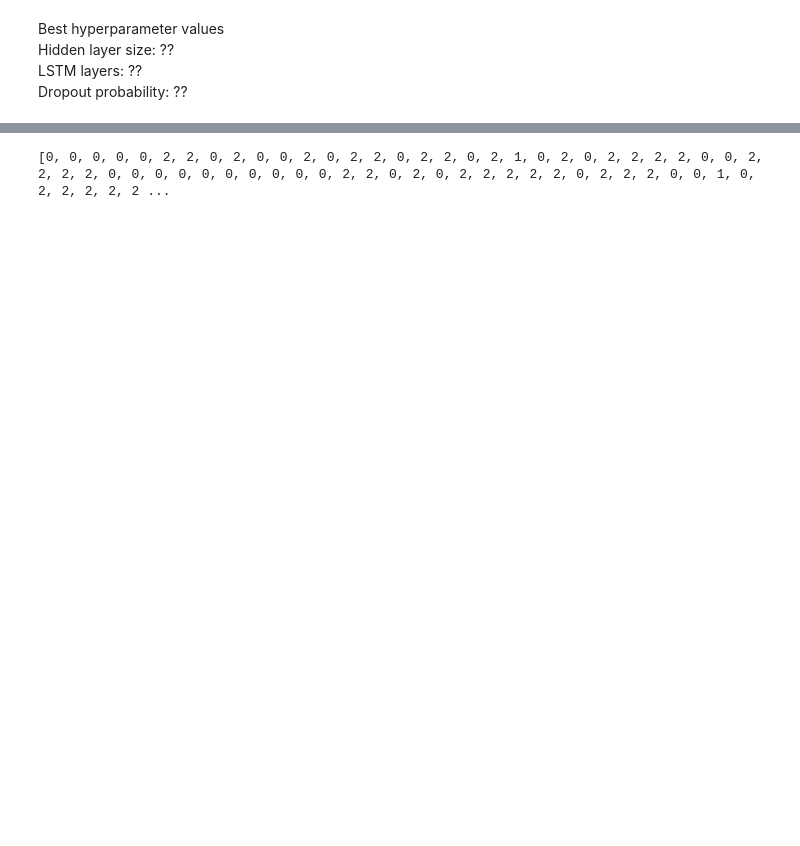
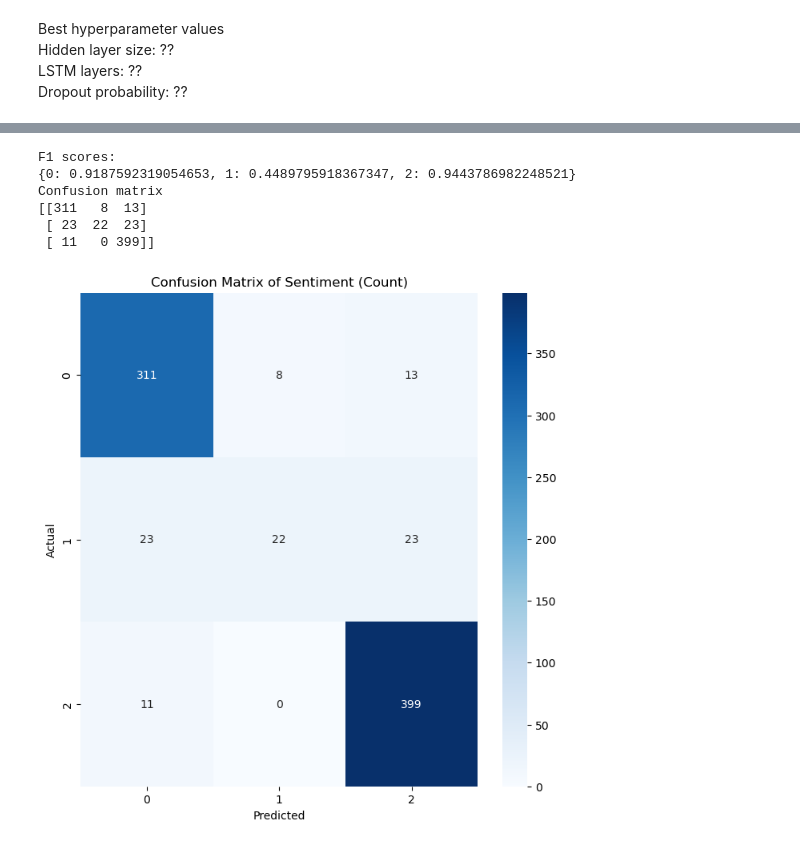
Before and after one commit to yeozs/MannheimDMProject, a Jupyter notebook: zm_lstm - use this.ipynb, the cells around one changed output, grey strips where cells are left out. Saved outputs shown, nothing was run; the diff lists cells and outputs as text; code cells hidden in the pictures; blank space fills up the shorter version.

Commit message:
f1 scores for each class, confusion matrix

```diff
--- a/zm_lstm - use this.ipynb
+++ b/zm_lstm - use this.ipynb
@@ -316,14 +289,37 @@ for reviews, labels in test_loader:
     all_labels.extend(labels.to('cpu').numpy())
 
 assert len(all_pred_class) == len(all_labels)
-
-## Calculate F1 scores and generate confusion matrix
-f1_scores = f1_score(all_labels, all_pred_class)
-conf_mat = confusion_matrix(all_labels, all_pred_class)
-
-print('F1 scores:')
-print(f1_scores)
-print('Confusion matrix')
-print(conf_mat)
-# %% [output]
-[0, 0, 0, 0, 0, 2, 2, 0, 2, 0, 0, 2, 0, 2, 2, 0, 2, 2, 0, 2, 1, 0, 2, 0, 2, 2, 2, 2, 0, 0, 2, 2, 2, 2, 0, 0, 0, 0, 0, 0, 0, 0, 0, 0, 2, 2, 0, 2, 0, 2, 2, 2, 2, 2, 0, 2, 2, 2, 0, 0, 1, 0, 2, 2, 2, 2, 2 ...
+# %%
+## Calculate F1 scores and generate confusion matrix
+all_labels = [int(x) for x in all_labels]
+all_pred_class = [int(x) for x in all_pred_class]
+f1_scores_dict = scoring(all_labels, all_pred_class, labels=[0,1,2])
+cm = confusion_matrix(all_labels, all_pred_class)
+
+print('F1 scores:')
+print(f1_scores_dict)
+
+print('Confusion matrix')
+print(cm)
+
+plt.figure(figsize=(8, 8))
+sns.heatmap(cm, annot=True, cmap='Blues', fmt='d')
+plt.xlabel('Predicted')
+plt.ylabel('Actual')
+plt.title('Confusion Matrix of Sentiment (Count)')
+plt.show()
+
+plt.figure(figsize=(8, 8))
+sns.heatmap(cm / np.sum(cm), annot=True, cmap='Blues')
+plt.xlabel('Predicted')
+plt.ylabel('Actual')
+plt.title('Confusion Matrix of Sentiment (Percentage)')
+plt.show()
+# %% [output]
+F1 scores:
+{0: 0.9187592319054653, 1: 0.4489795918367347, 2: 0.9443786982248521}
+Confusion matrix
+[[311   8  13]
+ [ 23  22  23]
+ [ 11   0 399]]
+[figure, added]
```
Also changed, not shown: parts of 7 cells of this notebook, 1 other file.
